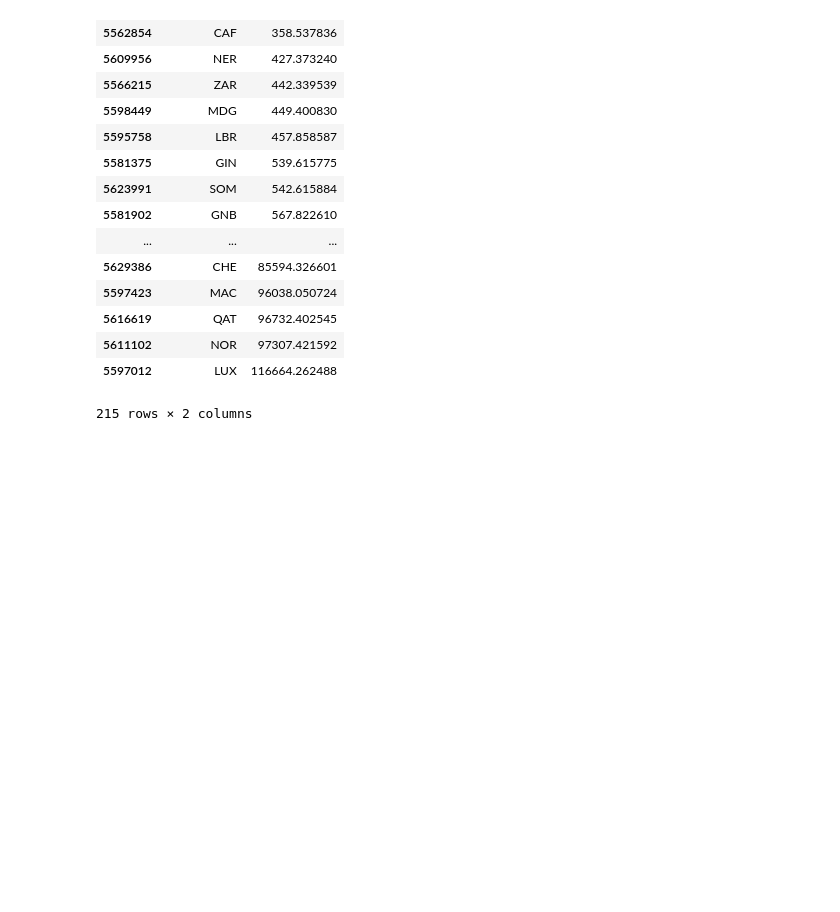
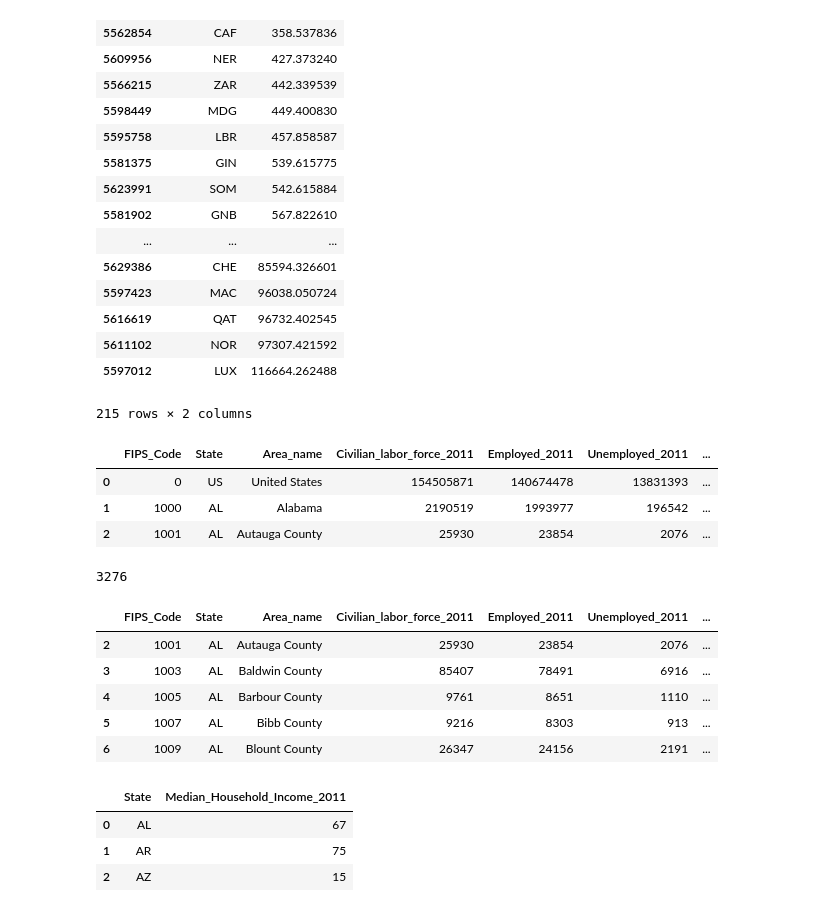
Before and after one commit to SYYoung/UCSD_DataScience, a Jupyter notebook: Python4DataScience/Week 5/Week5Note.ipynb, the cells around one changed output. Drawn from its saved outputs; the diff is of its cells as text; code cells hidden in the pictures; blank space fills up the shorter version.

Commit message:
update week5

```diff
--- a/Python4DataScience/Week 5/Week5Note.ipynb
+++ b/Python4DataScience/Week 5/Week5Note.ipynb
@@ -457,3 +461,34 @@ plot_data.sort_values(by='Value')
 | 5611102 | NOR | 97307.421592 |
 | 5597012 | LUX | 116664.262488 |
 215 rows × 2 columns
+# %%
+us_geo = 'Week5-Visualization/geo/us-states.json'
+data = pd.read_csv('./Week5-Visualization/us_county_data.csv')
+data.head(3)
+# %% [output]
+|  | FIPS_Code | State | Area_name | Civilian_labor_force_2011 | Employed_2011 | Unemployed_2011 | ... |
+| 0 | 0 | US | United States | 154505871 | 140674478 | 13831393 | ... |
+| 1 | 1000 | AL | Alabama | 2190519 | 1993977 | 196542 | ... |
+| 2 | 1001 | AL | Autauga County | 25930 | 23854 | 2076 | ... |
+# %%
+print(len(data))
+mask1 = data.Area_name.str.contains('County')
+stage1 = data[mask1]
+stage1.head(5)
+# %% [output]
+3276
+|  | FIPS_Code | State | Area_name | Civilian_labor_force_2011 | Employed_2011 | Unemployed_2011 | ... |
+| 2 | 1001 | AL | Autauga County | 25930 | 23854 | 2076 | ... |
+| 3 | 1003 | AL | Baldwin County | 85407 | 78491 | 6916 | ... |
+| 4 | 1005 | AL | Barbour County | 9761 | 8651 | 1110 | ... |
+| 5 | 1007 | AL | Bibb County | 9216 | 8303 | 913 | ... |
+| 6 | 1009 | AL | Blount County | 26347 | 24156 | 2191 | ... |
+# %%
+#help(data.Area_name.str)
+plot_data = stage1[['State','Median_Household_Income_2011']].groupby('State', as_index=False).count()
+plot_data.head(3)
+# %% [output]
+|  | State | Median_Household_Income_2011 |
+| 0 | AL | 67 |
+| 1 | AR | 75 |
+| 2 | AZ | 15 |
```
Also changed, not shown: parts of 9 cells of this notebook, 1 other file.
